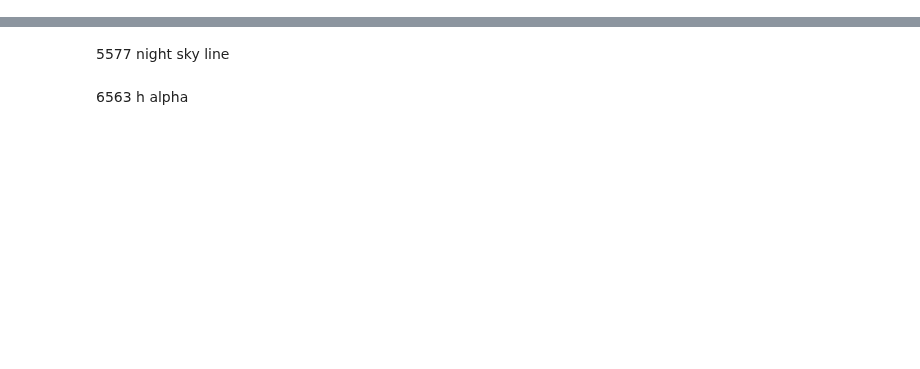
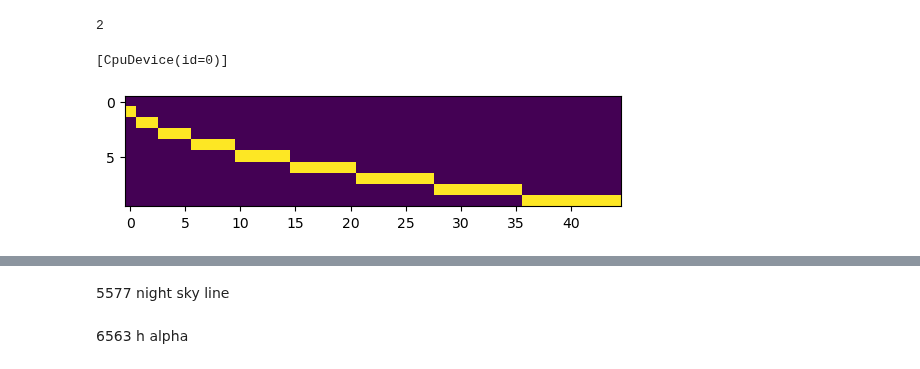
Before and after one commit to mdd423/wobble_jax, a Jupyter notebook: notebooks/02-51peg.ipynb, the cells around one changed output, grey strips where cells are left out. Cells and saved outputs as stored; diff of their text form; code cells hidden in the pictures; blank space fills up the shorter version.

```diff
--- a/notebooks/02-51peg.ipynb
+++ b/notebooks/02-51peg.ipynb
@@ -267,0 +414,5 @@ def prerun(file,model_name):
+# %%
+xs = np.arange(6).reshape(2,3)
+print(len(xs))
+# %% [output]
+2
@@ -267,0 +443,19 @@ def prerun(file,model_name):
+# %%
+vector = jnp.arange(10)
+size = len(vector)
+_param_bool = np.zeros((size,int(np.sum(vector))))
+for i in range(size):
+    _param_bool[i,int(jnp.sum(vector[:i])):int(jnp.sum(vector[: i + 1]))] = jnp.ones(
+                                    (int(jnp.sum(vector[: i + 1])) - int(jnp.sum(vector[:i]))),
+                                    dtype=bool,
+                                )
+_param_bool = jnp.array(_param_bool,dtype=bool)
+# %%
+cpus
+# %% [output]
+[CpuDevice(id=0)]
+# %%
+plt.imshow(_param_bool)
+plt.show()
+# %% [output]
+[figure, added]
```
Also changed, not shown: parts of 32 cells of this notebook, 4 other files.
